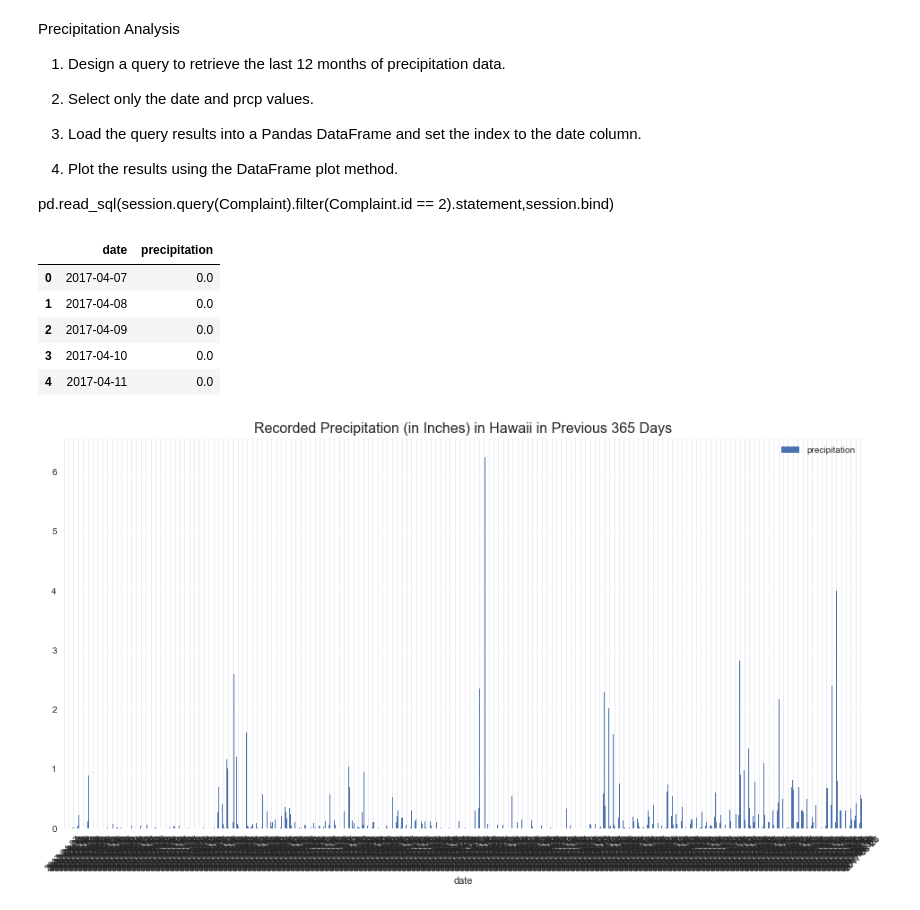
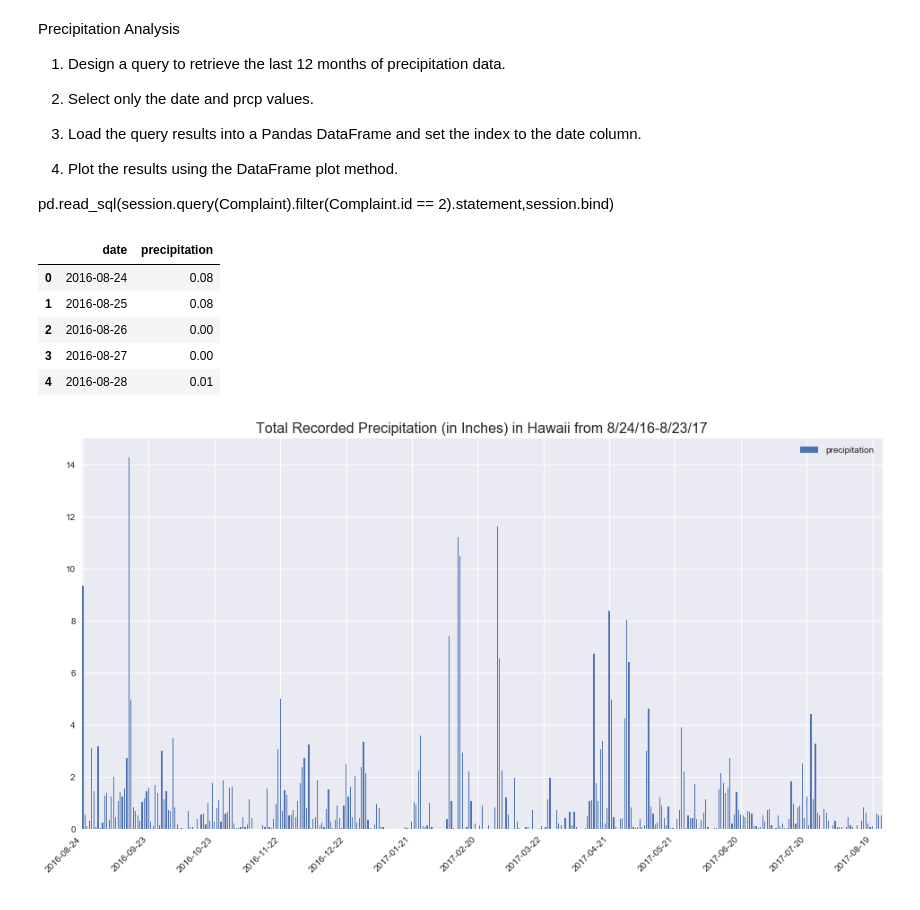
Before and after one commit to hmlanden/SurfyAPY, a Jupyter notebook: climate_analysis.ipynb, the cells around one changed output. Saved outputs shown, nothing was run; the diff lists cells and outputs as text; code cells hidden in the pictures.

Commit message:
complete chart for precipitation analysis

```diff
--- a/climate_analysis.ipynb
+++ b/climate_analysis.ipynb
@@ -49,11 +50,11 @@ end_date = '2018-07-04'
 # %%
 # ----------------------------------------------------------------------
 # Step 4: Plot 12 months of precipitation data using using DF.plot.
-#         Note: Didn't like the way the assignment said to do this, so I
-#         changed it and made a stacked bar chart by stations.
+#         Since didn't have data past August 2017, set end date at the
+#         last date where data was available
 # ----------------------------------------------------------------------
 # create variables for last year's date in string format and query (for readability)
-last_year_start = (dt.date.today() - dt.timedelta(days=365)).isoformat()
+last_year_start = (dt.date(2017,8,23) - dt.timedelta(days=365)).isoformat()
 query = f'SELECT date, precipitation FROM measurements WHERE date > "{last_year_start}"'
 
 # read query into dataframe
@@ -61,24 +62,29 @@ last_year_prec_df = pd.read_sql(query, engine)
 last_year_prec_df.head()
 # %% [output]
 |  | date | precipitation |
-| 0 | 2017-04-07 | 0.0 |
-| 1 | 2017-04-08 | 0.0 |
-| 2 | 2017-04-09 | 0.0 |
-| 3 | 2017-04-10 | 0.0 |
-| 4 | 2017-04-11 | 0.0 |
+| 0 | 2016-08-24 | 0.08 |
+| 1 | 2016-08-25 | 0.08 |
+| 2 | 2016-08-26 | 0.00 |
+| 3 | 2016-08-27 | 0.00 |
+| 4 | 2016-08-28 | 0.01 |
 # %%
 # set style
 sns.set()
 plt.rcParams["figure.figsize"] = [16,8]
 
 # plot the dataframe
-last_year_prec_df.plot.bar(x='date')
-plt.title('Recorded Precipitation (in Inches) in Hawaii in Previous 365 Days',
+last_year_grouped_df = last_year_prec_df.groupby('date').sum().reset_index()
+last_year_grouped_df.plot.bar()
+plt.title('Total Recorded Precipitation (in Inches) in Hawaii from 8/24/16-8/23/17',
           size=16)
-plt.xticks(rotation=45)
+
+# set proper labels
+plt.xticks([x*30 for x in np.arange(13)],
+           [list(last_year_grouped_df['date'])[x*30] for x in np.arange(13)],
+           rotation=45, horizontalalignment='right')
 plt.show()
 # %% [output]
-[figure, old version]
+[figure, new version]
 # %%
 # display summary statistics
 last_year_prec_df.describe()
```
Also changed, not shown: parts of 2 cells of this notebook, 1 other file.
